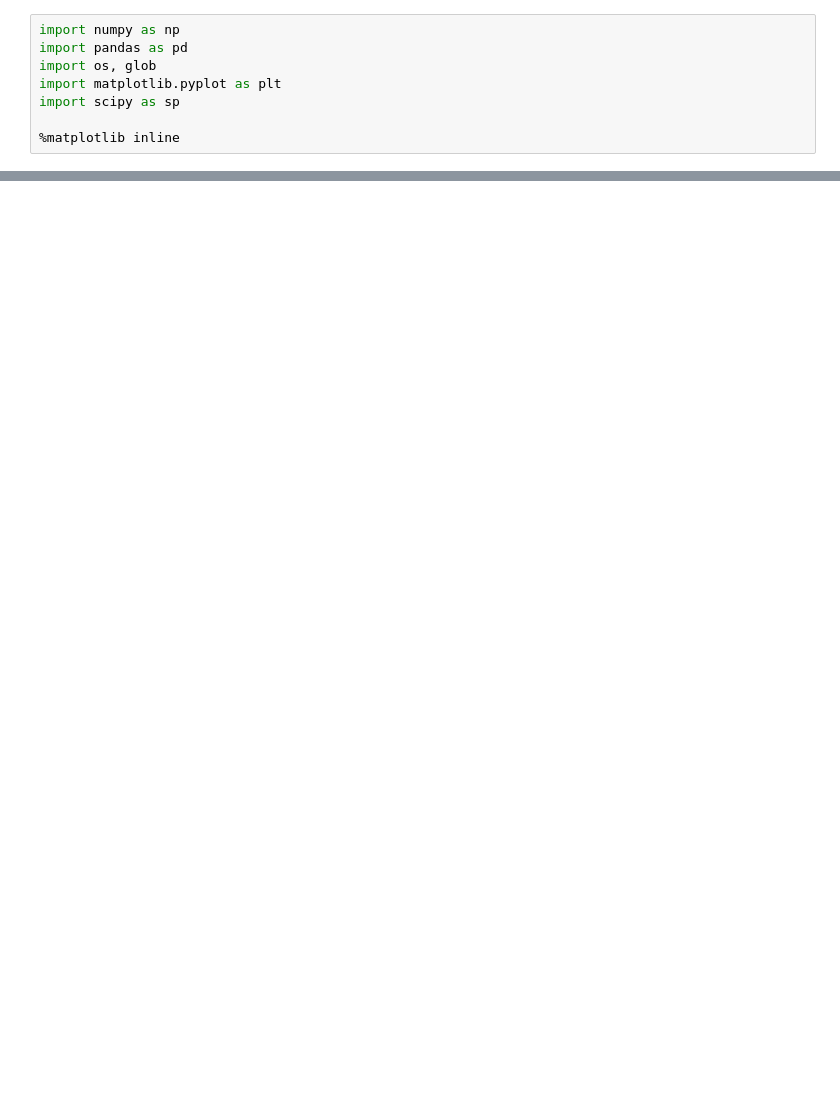
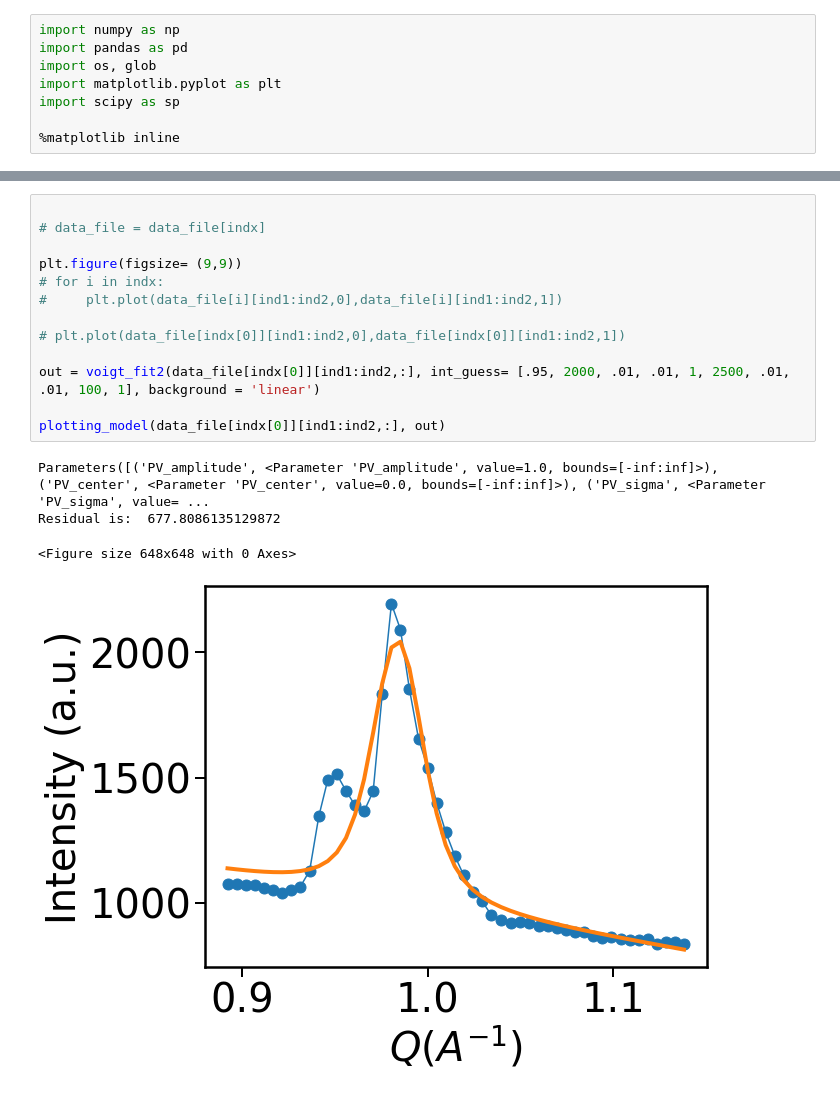
Before and after one commit to lwb56/Mohite_Lab, a Jupyter notebook: main.ipynb, the cells around one changed output, grey strips where cells are left out. Saved outputs shown, nothing was run; the diff lists cells and outputs as text; blank space fills up the shorter version.

```diff
--- a/main.ipynb
+++ b/main.ipynb
@@ -158,0 +191,18 @@ plt.show()
+# %%
+
+# data_file = data_file[indx]
+
+plt.figure(figsize= (9,9))
+# for i in indx:
+#     plt.plot(data_file[i][ind1:ind2,0],data_file[i][ind1:ind2,1])
+
+# plt.plot(data_file[indx[0]][ind1:ind2,0],data_file[indx[0]][ind1:ind2,1])
+
+out = voigt_fit2(data_file[indx[0]][ind1:ind2,:], int_guess= [.95, 2000, .01, .01, 1, 2500, .01, .01, 100, 1], background = 'linear')
+
+plotting_model(data_file[indx[0]][ind1:ind2,:], out)
+# %% [output]
+Parameters([('PV_amplitude', <Parameter 'PV_amplitude', value=1.0, bounds=[-inf:inf]>), ('PV_center', <Parameter 'PV_center', value=0.0, bounds=[-inf:inf]>), ('PV_sigma', <Parameter 'PV_sigma', value= ...
+Residual is:  677.8086135129872
+<Figure size 648x648 with 0 Axes>
+[figure, added]
```
Also changed, not shown: parts of 11 cells of this notebook, 1 other file.
